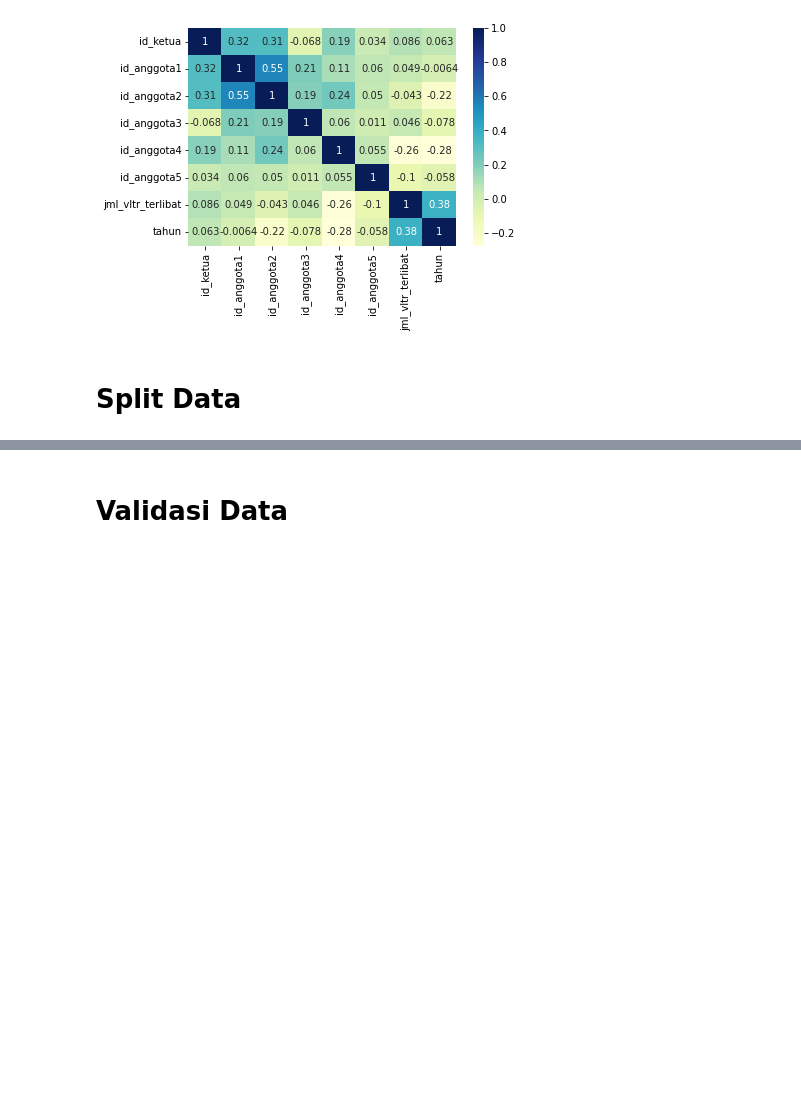
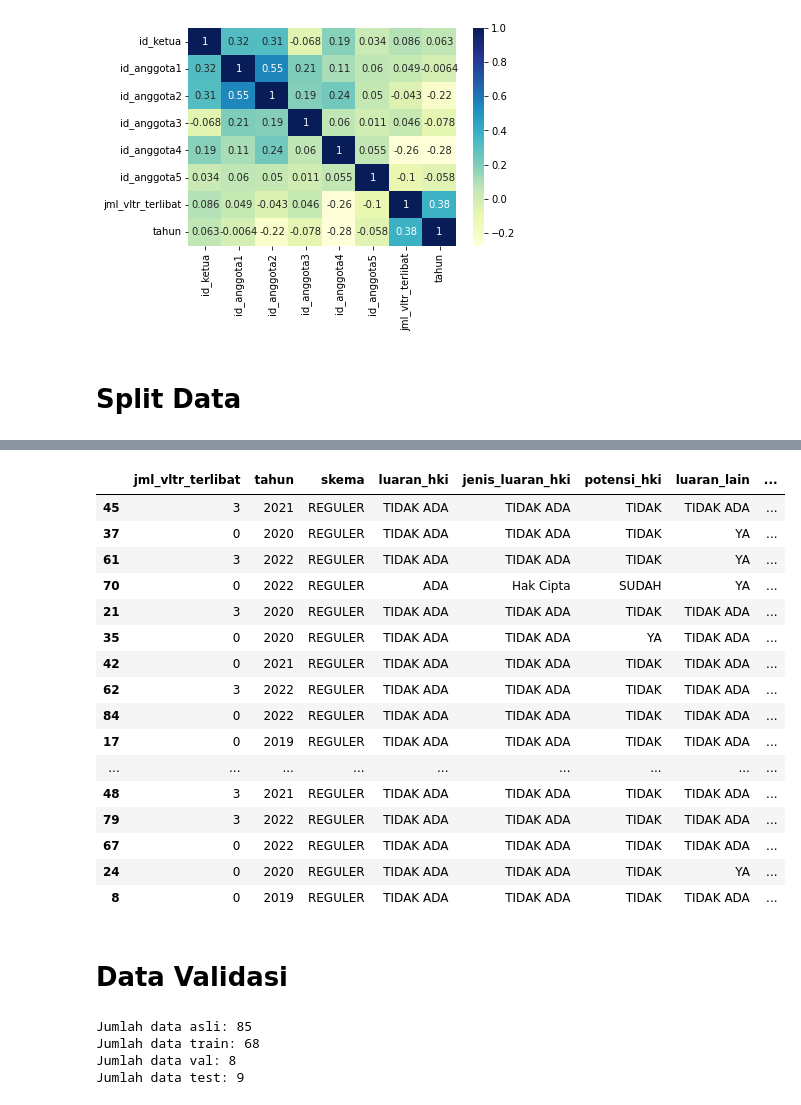
Before and after one commit to hhidayatinc/Machine_Learning, a Jupyter notebook: Kuis2_Hidayati_Nur_Chasanah.ipynb, the cells around one changed output, grey strips where cells are left out. Saved outputs shown, nothing was run; the diff lists cells and outputs as text; code cells hidden in the pictures; blank space fills up the shorter version.

```diff
--- a/Kuis2_Hidayati_Nur_Chasanah.ipynb
+++ b/Kuis2_Hidayati_Nur_Chasanah.ipynb
@@ -180,5 +180,59 @@ testing_data
 | 66 | 9209.0 | 9402.0 | 9201.0 | 8910.0 | 8101.0 | 0.0 | TIDAK | ... |
 | 80 | 8803.0 | 8804.0 | 9102.0 | 8005.0 | 9303.0 | 0.0 | YA | ... |
 | 52 | 8602.0 | 8704.0 | 9003.0 | 8602.0 | 8107.0 | 0.0 | TIDAK | ... |
+# %%
+# Buat variabel bebas X dan Y, sebagai contoh ambil dari hasil analisis korelasi dari kegaitan sebelumnya
+X = data.iloc[:,7:-1]
+y = data.iloc[:,7:-1]
+
+# Buat pemisahan data uji dan data latih dengan proporsi 7:3
+from sklearn.model_selection import train_test_split
+X_train, X_test, y_train, y_test = train_test_split(X, y, train_size = 0.7,
+                                                    test_size = 0.3, random_state = 100)
+
+# hasil training dtaset
+X_train
+y_train
+# %% [output]
+|  | jml_vltr_terlibat | tahun | skema | luaran_hki | jenis_luaran_hki | potensi_hki | luaran_lain | ... |
+| 45 | 3 | 2021 | REGULER | TIDAK ADA | TIDAK ADA | TIDAK | TIDAK ADA | ... |
+| 37 | 0 | 2020 | REGULER | TIDAK ADA | TIDAK ADA | TIDAK | YA | ... |
+| 61 | 3 | 2022 | REGULER | TIDAK ADA | TIDAK ADA | TIDAK | YA | ... |
+| 70 | 0 | 2022 | REGULER | ADA | Hak Cipta | SUDAH | YA | ... |
+| 21 | 3 | 2020 | REGULER | TIDAK ADA | TIDAK ADA | TIDAK | TIDAK ADA | ... |
+| 35 | 0 | 2020 | REGULER | TIDAK ADA | TIDAK ADA | YA | TIDAK ADA | ... |
+| 42 | 0 | 2021 | REGULER | TIDAK ADA | TIDAK ADA | TIDAK | TIDAK ADA | ... |
+| 62 | 3 | 2022 | REGULER | TIDAK ADA | TIDAK ADA | TIDAK | TIDAK ADA | ... |
+| 84 | 0 | 2022 | REGULER | TIDAK ADA | TIDAK ADA | TIDAK | TIDAK ADA | ... |
+| 17 | 0 | 2019 | REGULER | TIDAK ADA | TIDAK ADA | TIDAK | TIDAK ADA | ... |
+| ... | ... | ... | ... | ... | ... | ... | ... | ... |
+| 48 | 3 | 2021 | REGULER | TIDAK ADA | TIDAK ADA | TIDAK | TIDAK ADA | ... |
+| 79 | 3 | 2022 | REGULER | TIDAK ADA | TIDAK ADA | TIDAK | TIDAK ADA | ... |
+| 67 | 0 | 2022 | REGULER | TIDAK ADA | TIDAK ADA | TIDAK | TIDAK ADA | ... |
+| 24 | 0 | 2020 | REGULER | TIDAK ADA | TIDAK ADA | TIDAK | YA | ... |
+| 8 | 0 | 2019 | REGULER | TIDAK ADA | TIDAK ADA | TIDAK | TIDAK ADA | ... |
 # %% [markdown]
-# Validasi Data
+# Data Validasi
+# %%
+# Split data
+from sklearn.model_selection import train_test_split
+
+# Split data training dan dan lainnya
+# data lainnya, akan kita split lagi menjadi validasi dan testing.
+# Rasio yang akan kita gunakan adalah 8:1:1
+df_train, df_unseen = train_test_split(data, test_size=0.2, random_state=0)
+
+# Split lagi antara validasi dan testing
+df_val, df_test = train_test_split(df_unseen, test_size=0.5, random_state=0)
+
+# Cek masing-masing ukuran data
+
+print(f'Jumlah data asli: {data.shape[0]}')
+print(f'Jumlah data train: {df_train.shape[0]}')
+print(f'Jumlah data val: {df_val.shape[0]}')
+print(f'Jumlah data test: {df_test.shape[0]}')
+# %% [output]
+Jumlah data asli: 85
+Jumlah data train: 68
+Jumlah data val: 8
+Jumlah data test: 9
```
Also changed, not shown: parts of 2 cells of this notebook.
